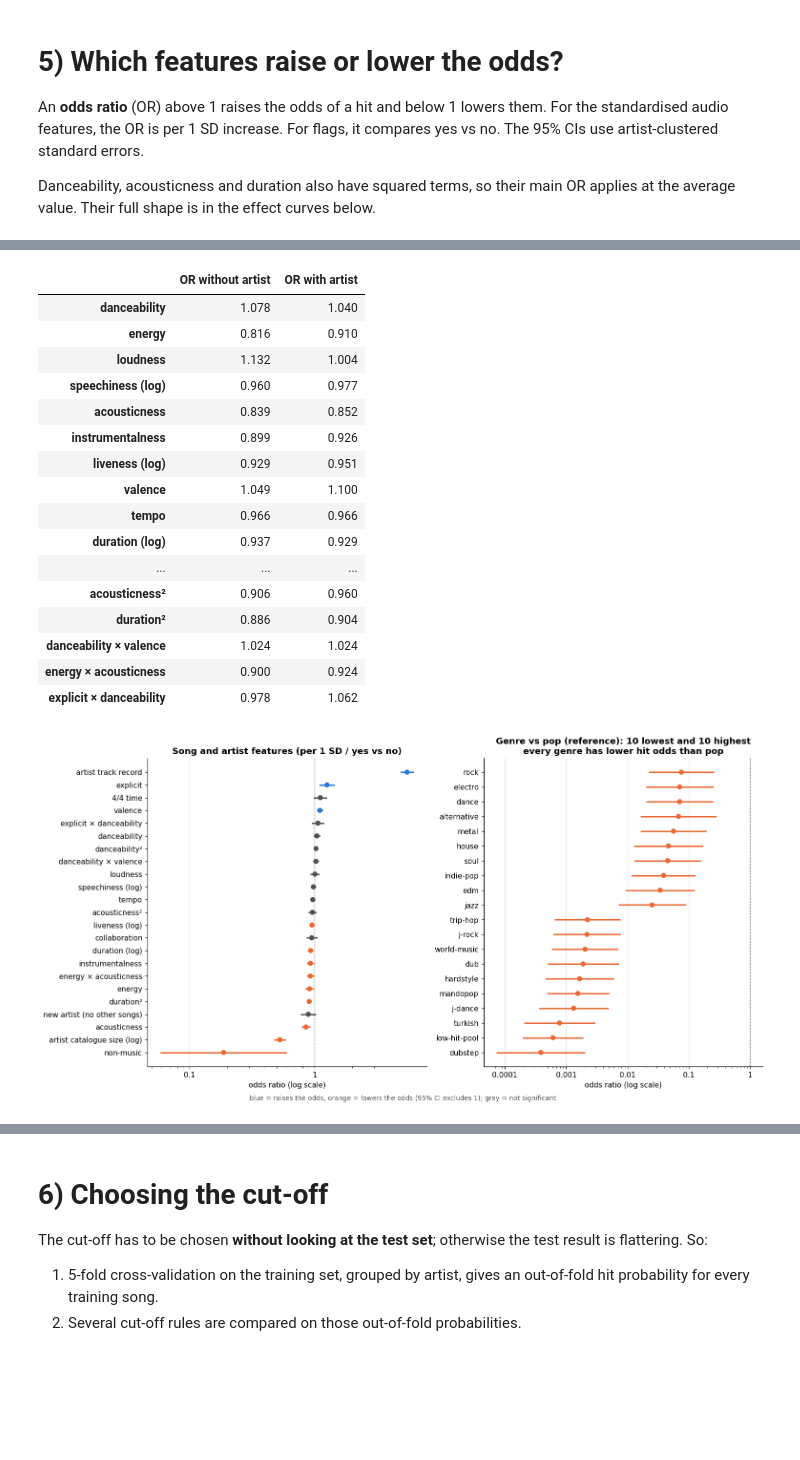
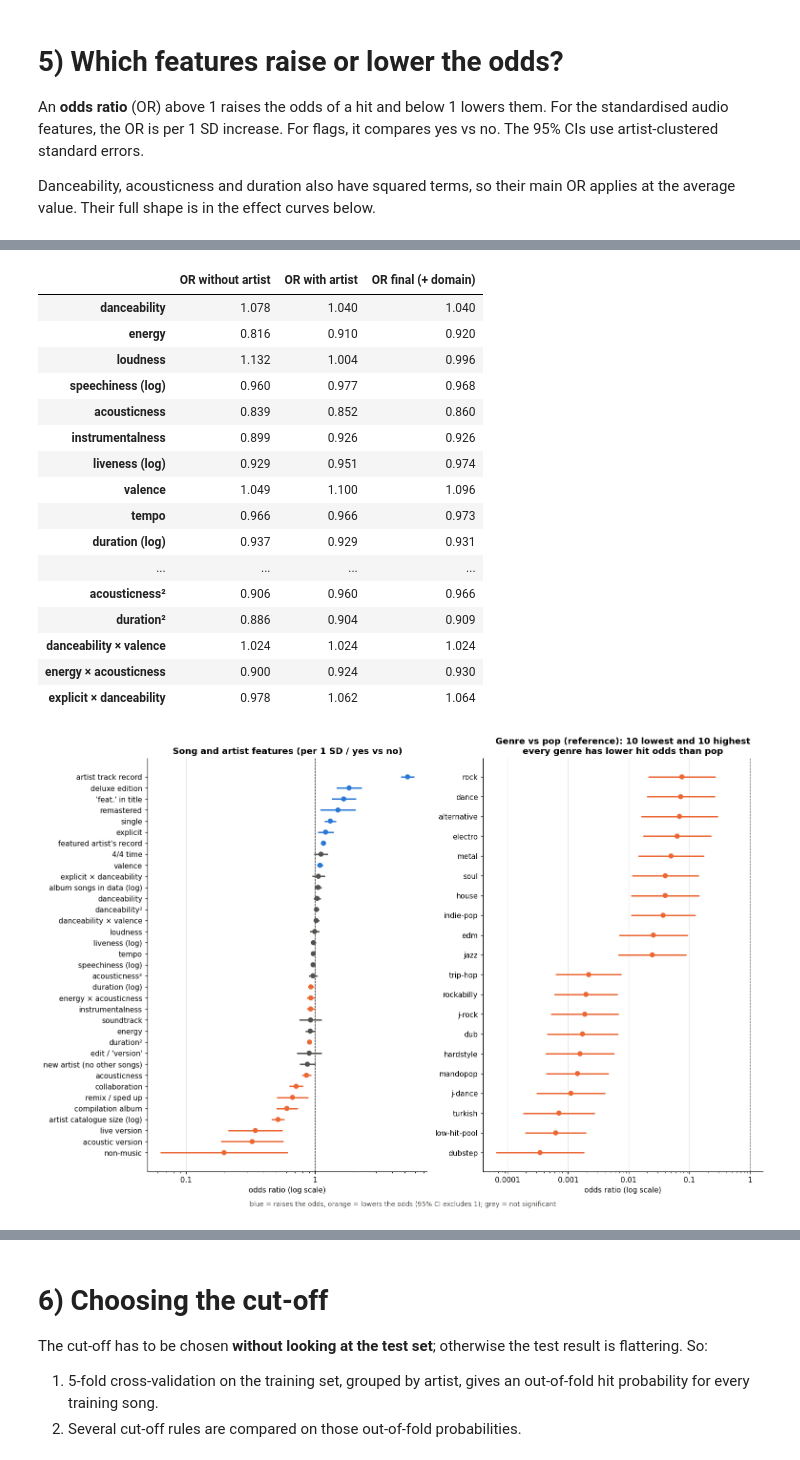
Before and after one commit to caixiaoqijessica/bt4211-final-project-spotify-dataset, a Jupyter notebook: logistic-hit.ipynb, the cells around one changed output, grey strips where cells are left out. Cells and saved outputs as stored; diff of their text form; code cells hidden in the pictures; blank space fills up the shorter version.

```diff
--- a/logistic-hit.ipynb
+++ b/logistic-hit.ipynb
@@ -154,13 +232,15 @@ SQ = " + I(z_danceability**2) + I(z_acousticness**2) + I(z_log_duration**2)"
 INTER = " + z_danceability:z_valence + z_energy:z_acousticness + explicit:z_danceability"
 GENRE = " + " + " + ".join(GENRES)
 ARTIST = " + z_artist_pop + z_artist_catalogue + artist_new"
+DOMAIN_T = " + " + " + ".join(DOMAIN_TERMS)
 FORMULAS = {
     "1. audio + flags": "hit ~ " + BASE,
     "2. + squares + interactions": "hit ~ " + BASE + SQ + INTER,
     "genre only": "hit ~ " + " + ".join(GENRES),
     "artist only": "hit ~ " + ARTIST[3:],
     "3. + genre": "hit ~ " + BASE + SQ + INTER + GENRE,
-    "4. + artist (final)": "hit ~ " + BASE + SQ + INTER + GENRE + ARTIST,
+    "4. + artist": "hit ~ " + BASE + SQ + INTER + GENRE + ARTIST,
+    "5. + domain (final)": "hit ~ " + BASE + SQ + INTER + GENRE + ARTIST + DOMAIN_T,
 }
 train, test = t[~t["in_test_set"]], t[t["in_test_set"]]
 
@@ -190,7 +270,7 @@ rows.append({"model": "no model (hit rate)", "test_avg_precision": test["hit"].m
              "test_Brier": brier_score_loss(test["hit"], np.full(len(test), train["hit"].mean()))})
 model_tbl = pd.DataFrame(rows).set_index("model")
 display(model_tbl.round(4))
-final = fits["4. + artist (final)"]
+final = fits["5. + domain (final)"]
 # %% [output]
 |  | params | train_pseudo_R2 | test_AUC | test_avg_precision | test_Brier | test_log_loss |
 | model |  |  |  |  |  |  |
@@ -241,13 +324,18 @@ LABELS = {"z_danceability": "danceability", "z_energy": "energy", "z_loudness":
           "I(z_log_duration ** 2)": "duration²", "z_danceability:z_valence": "danceability × valence",
           "z_energy:z_acousticness": "energy × acousticness", "explicit:z_danceability": "explicit × danceability",
           "z_artist_pop": "artist track record", "z_artist_catalogue": "artist catalogue size (log)",
-          "artist_new": "new artist (no other songs)"}
+          "artist_new": "new artist (no other songs)",
+          "v_live": "live version", "v_remix": "remix / sped up", "v_acoustic": "acoustic version",
+          "v_remaster": "remastered", "v_edit": "edit / 'version'", "z_feat_pop": "featured artist's record",
+          "feat_title": "'feat.' in title", "single": "single", "deluxe": "deluxe edition", "soundtrack": "soundtrack",
+          "compilation": "compilation album", "z_log_album_n": "album songs in data (log)"}
 feat = odds.loc[list(LABELS)].assign(label=lambda d: d.index.map(LABELS)).sort_values("odds_ratio")
 display(feat.set_index("label")[["odds_ratio", "ci_low", "ci_high", "p"]].round(3))
 
-# how much of each song-level effect was really the artist? compare odds ratios before and after adding the artist block
+# how much of each song-level effect was really the artist (or the release)? odds ratios as each block is added
 prev = fits["3. + genre"]
-shift = pd.DataFrame({"OR without artist": np.exp(prev.params), "OR with artist": np.exp(final.params)}).loc[
+shift = pd.DataFrame({"OR without artist": np.exp(prev.params), "OR with artist": np.exp(fits["4. + artist"].params),
+                      "OR final (+ domain)": np.exp(final.params)}).loc[
     [k for k in LABELS if k in prev.params]].rename(index=LABELS)
 display(shift.round(3))
 
@@ -264,7 +352,7 @@ def forest(ax, d, title):
 
 genre_or = odds.loc[GENRES].assign(label=lambda d: d.index.str[2:].str.replace("_", "-"))
 genre_show = pd.concat([genre_or.nsmallest(10, "odds_ratio"), genre_or.nlargest(10, "odds_ratio")]).sort_values("odds_ratio")
-fig, axes = plt.subplots(1, 2, figsize=(14, 7))
+fig, axes = plt.subplots(1, 2, figsize=(14, 9))
 forest(axes[0], feat, "Song and artist features (per 1 SD / yes vs no)")
 forest(axes[1], genre_show, "Genre vs pop (reference): 10 lowest and 10 highest\nevery genre has lower hit odds than pop")
 fig.text(0.5, -0.01, "blue = raises the odds, orange = lowers the odds (95% CI excludes 1); grey = not significant",
@@ -292,21 +380,21 @@ fig.tight_layout(); plt.savefig("figures/logit_02_odds_ratios.png", dpi=150, bbo
-|  | OR without artist | OR with artist |
-| danceability | 1.078 | 1.040 |
-| energy | 0.816 | 0.910 |
-| loudness | 1.132 | 1.004 |
-| speechiness (log) | 0.960 | 0.977 |
-| acousticness | 0.839 | 0.852 |
-| instrumentalness | 0.899 | 0.926 |
-| liveness (log) | 0.929 | 0.951 |
-| valence | 1.049 | 1.100 |
-| tempo | 0.966 | 0.966 |
-| duration (log) | 0.937 | 0.929 |
-| ... | ... | ... |
-| acousticness² | 0.906 | 0.960 |
-| duration² | 0.886 | 0.904 |
-| danceability × valence | 1.024 | 1.024 |
-| energy × acousticness | 0.900 | 0.924 |
-| explicit × danceability | 0.978 | 1.062 |
+|  | OR without artist | OR with artist | OR final (+ domain) |
+| danceability | 1.078 | 1.040 | 1.040 |
+| energy | 0.816 | 0.910 | 0.920 |
+| loudness | 1.132 | 1.004 | 0.996 |
+| speechiness (log) | 0.960 | 0.977 | 0.968 |
+| acousticness | 0.839 | 0.852 | 0.860 |
+| instrumentalness | 0.899 | 0.926 | 0.926 |
+| liveness (log) | 0.929 | 0.951 | 0.974 |
+| valence | 1.049 | 1.100 | 1.096 |
+| tempo | 0.966 | 0.966 | 0.973 |
+| duration (log) | 0.937 | 0.929 | 0.931 |
+| ... | ... | ... | ... |
+| acousticness² | 0.906 | 0.960 | 0.966 |
+| duration² | 0.886 | 0.904 | 0.909 |
+| danceability × valence | 1.024 | 1.024 | 1.024 |
+| energy × acousticness | 0.900 | 0.924 | 0.930 |
+| explicit × danceability | 0.978 | 1.062 | 1.064 |
-[figure, old version]
+[figure, new version]
 # %%
 # effect curves: average predicted hit probability as one feature moves across its range, all else as observed
 CURVES = [("artist_pop", "artist track record (mean popularity of other songs)"), ("danceability", "danceability"),
```
Also changed, not shown: parts of 19 cells of this notebook, 10 other files.
